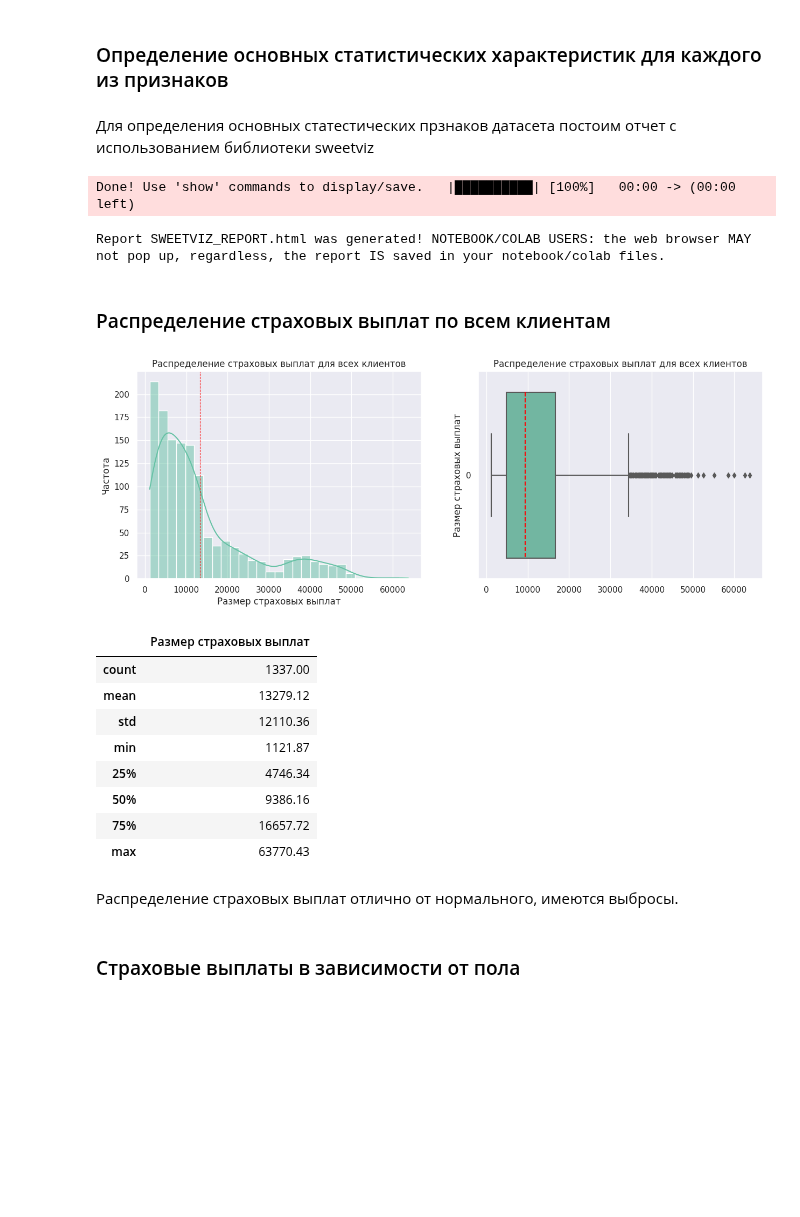
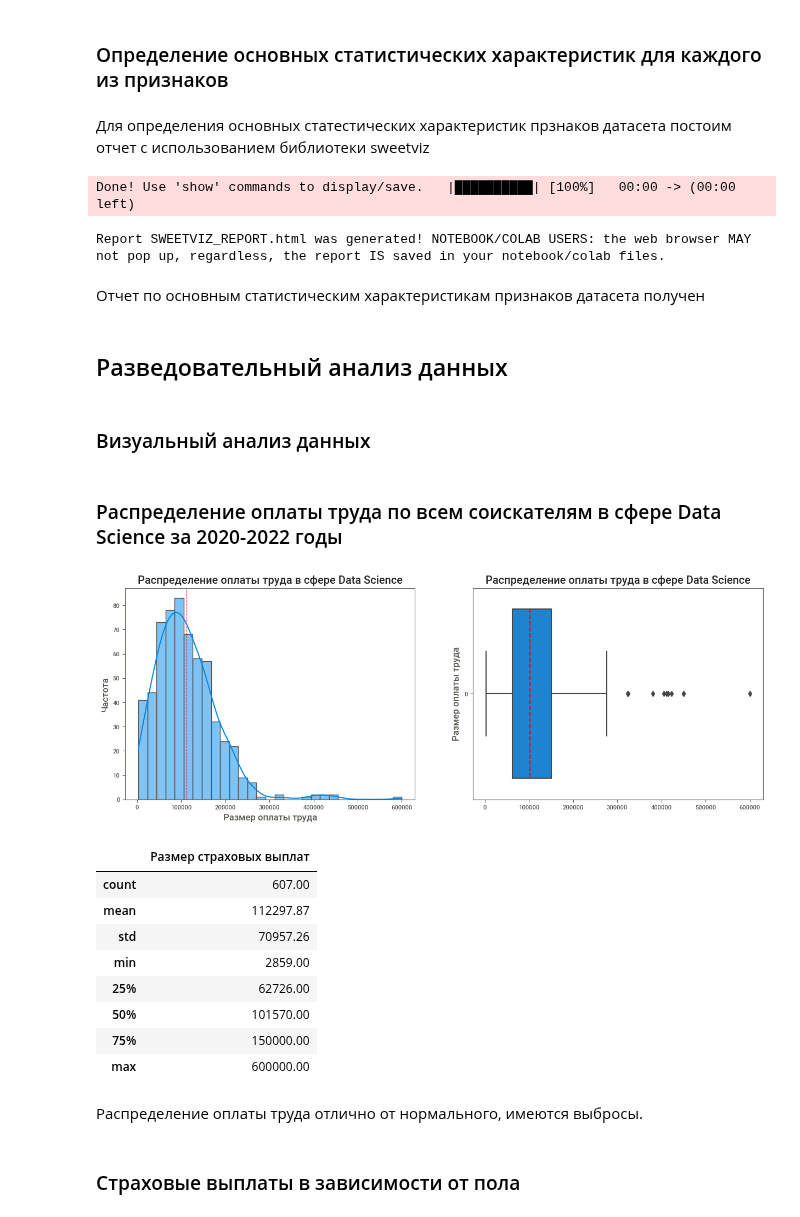
Before and after one commit to DenisMaltsev76/DM_76, a Jupyter notebook: Skillfactory/EDA-4.Практика/asset-v1_SkillFactory+DST-3.0+28FEB2021+type@asset+block@EDA_4_Статистические_тесты_Практика.ipynb, the cells around one changed output. Cells and saved outputs as stored; diff of their text form; code cells hidden in the pictures; blank space fills up the shorter version.

```diff
--- a/Skillfactory/EDA-4.Практика/asset-v1_SkillFactory+DST-3.0+28FEB2021+type@asset+block@EDA_4_Статистические_тесты_Практика.ipynb
+++ b/Skillfactory/EDA-4.Практика/asset-v1_SkillFactory+DST-3.0+28FEB2021+type@asset+block@EDA_4_Статистические_тесты_Практика.ipynb
@@ -101,7 +101,7 @@ sns.heatmap(data.isnull()) # # убеждаемся, что датасет бе
 print('Количество дубликатов: {}'.format(data[data.duplicated()].shape[0]))
 
 # Удаляем дубликаты:
-data = data.drop_duplicates()
-print('Размер таблицы после удаления дубликатов: {}'.format(data.shape))
+data = data.drop(['salary', 'salary_currency'], axis=1)
+data.info()
 # %% [output]
 Количество дубликатов: 0
@@ -136,7 +150,7 @@ sns.heatmap(data.corr(numeric_only=True), annot=True)
 # %% [markdown]
 ### Определение основных статистических характеристик для каждого из признаков
 # %% [markdown]
-Для определения основных статестических прзнаков датасета постоим отчет с использованием библиотеки sweetviz
+Для определения основных статестических характеристик прзнаков датасета постоим отчет с использованием библиотеки sweetviz
 # %%
 import sweetviz as sv
 report = sv.analyze(data)
@@ -144,39 +158,45 @@ report.show_html()
 # %% [output]
 Done! Use 'show' commands to display/save.   |██████████| [100%]   00:00 -> (00:00 left)
 Report SWEETVIZ_REPORT.html was generated! NOTEBOOK/COLAB USERS: the web browser MAY not pop up, regardless, the report IS saved in your notebook/colab files.
-# %% [markdown]
-### Распределение страховых выплат по всем клиентам
+# %% [markdown]
+Отчет по основным статистическим характеристикам признаков датасета получен
+# %% [markdown]
+## Разведовательный анализ данных
+# %% [markdown]
+### Визуальный анализ данных
+# %% [markdown]
+### Распределение оплаты труда по всем соискателям в сфере Data Science за 2020-2022 годы
 # %%
 fig, axes = plt.subplots(1, 2, figsize=(15, 5))
 
-sns.histplot(data['charges'], kde=True, ax=axes[0])
-axes[0].set(xlabel='Размер страховых выплат', ylabel='Частота')
-axes[0].set_title('Распределение страховых выплат для всех клиентов')
-axes[0].axvline(data['charges'].mean(), color='red', linestyle='--', linewidth=0.8)
+sns.histplot(data['salary_in_usd'], kde=True, ax=axes[0])
+axes[0].set(xlabel='Размер оплаты труда', ylabel='Частота')
+axes[0].set_title('Распределение оплаты труда в сфере Data Science')
+axes[0].axvline(data['salary_in_usd'].mean(), color='red', linestyle='--', linewidth=0.8)
 
-sns.boxplot(data['charges'], ax=axes[1], orient='h', medianprops={"color": "red", "linestyle": '--'})
-axes[1].set(ylabel='Размер страховых выплат')
-axes[1].set_title('Распределение страховых выплат для всех клиентов')
+sns.boxplot(data['salary_in_usd'], ax=axes[1], orient='h', medianprops={"color": "red", "linestyle": '--'})
+axes[1].set(ylabel='Размер оплаты труда')
+axes[1].set_title('Распределение оплаты труда в сфере Data Science')
 
 plt.show()
 # %% [output]
-[figure, old version]
+[figure, new version]
 # %%
-data_agg = data['charges'].describe().round(2).to_frame()
+data_agg = data['salary_in_usd'].describe().round(2).to_frame()
 data_agg.columns = ['Размер страховых выплат']
 data_agg
 # %% [output]
 |  | Размер страховых выплат |
-| count | 1337.00 |
-| mean | 13279.12 |
-| std | 12110.36 |
-| min | 1121.87 |
-| 25% | 4746.34 |
-| 50% | 9386.16 |
-| 75% | 16657.72 |
-| max | 63770.43 |
+| count | 607.00 |
+| mean | 112297.87 |
+| std | 70957.26 |
+| min | 2859.00 |
+| 25% | 62726.00 |
+| 50% | 101570.00 |
+| 75% | 150000.00 |
+| max | 600000.00 |
 # %% [markdown]
-Распределение страховых выплат отлично от нормального, имеются выбросы.
+Распределение оплаты труда отлично от нормального, имеются выбросы.
 # %% [markdown]
 ### Страховые выплаты в зависимости от пола
 # %%
```
Also changed, not shown: parts of 5 cells of this notebook, 1 other file.
